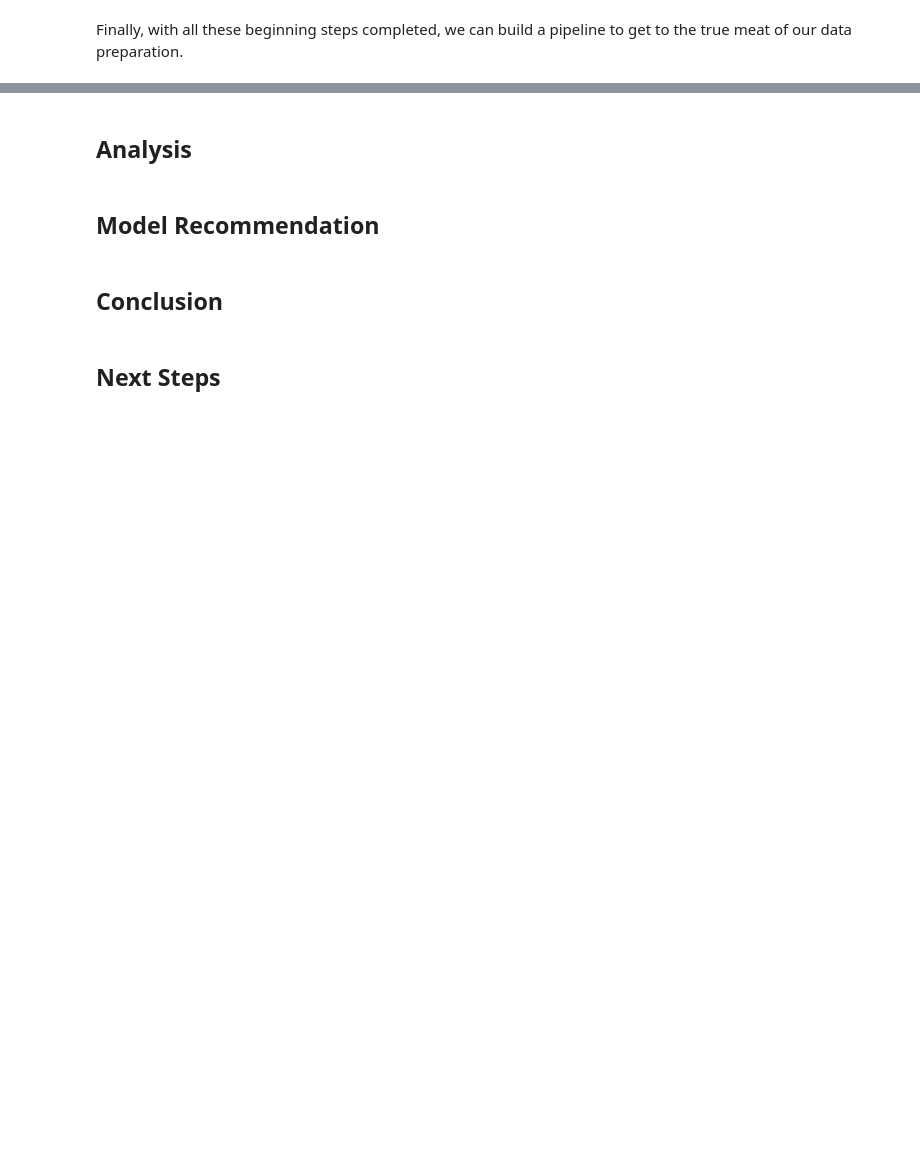
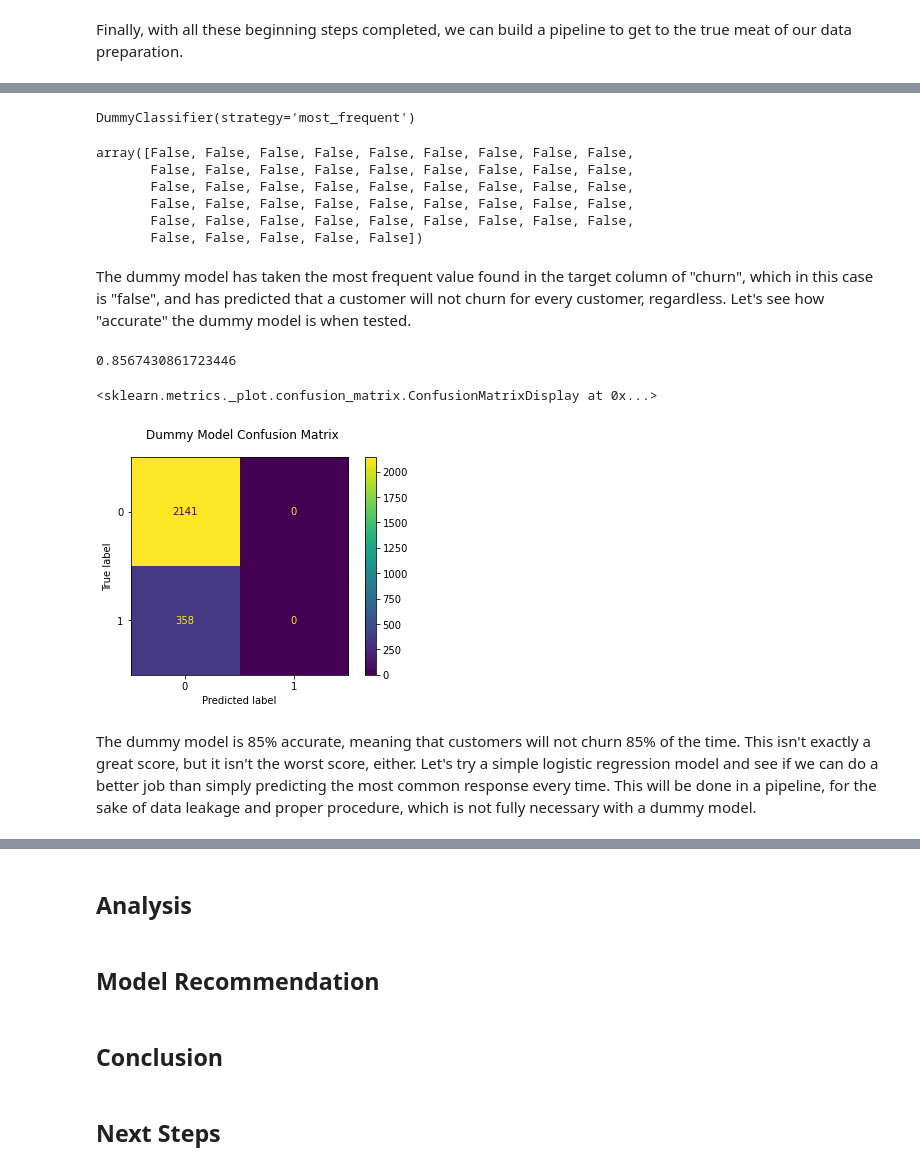
Before and after one commit to falloutb1tch/CustomerChurnProject, a Jupyter notebook: Final.ipynb, the cells around one changed output, grey strips where cells are left out. Saved outputs shown, nothing was run; the diff lists cells and outputs as text; code cells hidden in the pictures; blank space fills up the shorter version.

```diff
--- a/Final.ipynb
+++ b/Final.ipynb
@@ -167,7 +172,7 @@ cat_feats = ['state', 'international plan']
 # %%
 standard_pipeline = ColumnTransformer(
     transformers=[
-        ('categorical', OneHotEncoder(drop='first'), cat_feats),
+        ('categorical', OneHotEncoder(handle_unknown='ignore'), cat_feats),
         ('numeric', StandardScaler(), num_feats)
     ],
     remainder='passthrough')
@@ -178,0 +199,33 @@ standard_pipeline.fit_transform(X_train)
+# %%
+dummy_model = DummyClassifier(strategy="most_frequent")
+# %%
+dummy_model.fit(X_train, y_train)
+# %% [output]
+DummyClassifier(strategy='most_frequent')
+# %%
+dummy_model.predict(X_train)[:50]
+# %% [output]
+array([False, False, False, False, False, False, False, False, False,
+       False, False, False, False, False, False, False, False, False,
+       False, False, False, False, False, False, False, False, False,
+       False, False, False, False, False, False, False, False, False,
+       False, False, False, False, False, False, False, False, False,
+       False, False, False, False, False])
+# %% [markdown]
+The dummy model has taken the most frequent value found in the target column of "churn", which in this case is "false", and has predicted that a customer will not churn for every customer, regardless. Let's see how "accurate" the dummy model is when tested.
+# %%
+cv_results = cross_val_score(dummy_model, X_train, y_train, cv=5)
+cv_results.mean()
+# %% [output]
+0.8567430861723446
+# %%
+fig, ax = plt.subplots()
+
+fig.suptitle("Dummy Model Confusion Matrix")
+
+ConfusionMatrixDisplay(confusion_matrix(y_train, dummy_model.predict(X_train))).plot(ax=ax)
+# %% [output]
+<sklearn.metrics._plot.confusion_matrix.ConfusionMatrixDisplay at 0x...>
+[figure, added]
+# %% [markdown]
+The dummy model is 85% accurate, meaning that customers will not churn 85% of the time. This isn't exactly a great score, but it isn't the worst score, either. Let's try a simple logistic regression model and see if we can do a better job than simply predicting the most common response every time. This will be done in a pipeline, for the sake of data leakage and proper procedure, which is not fully necessary with a dummy model.
```
Also changed, not shown: parts of 19 cells of this notebook.
